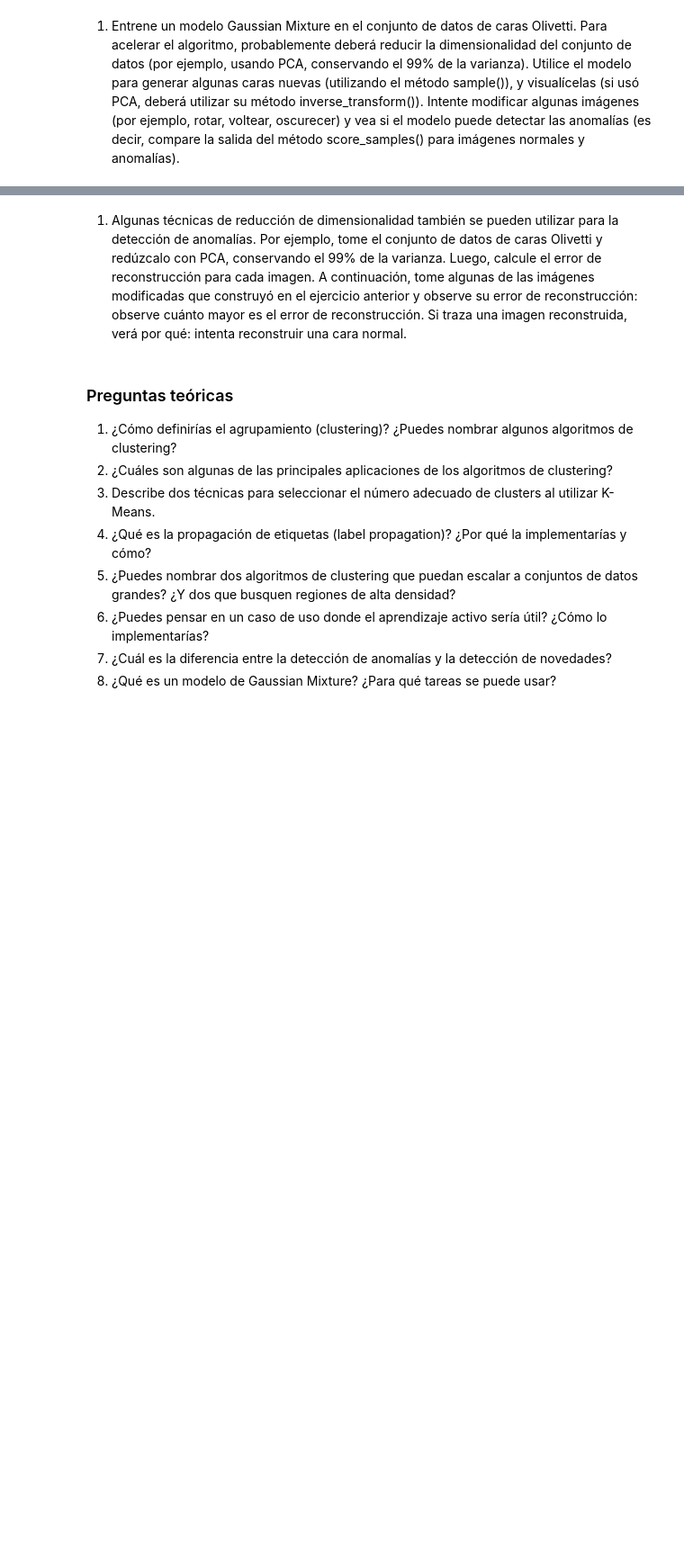
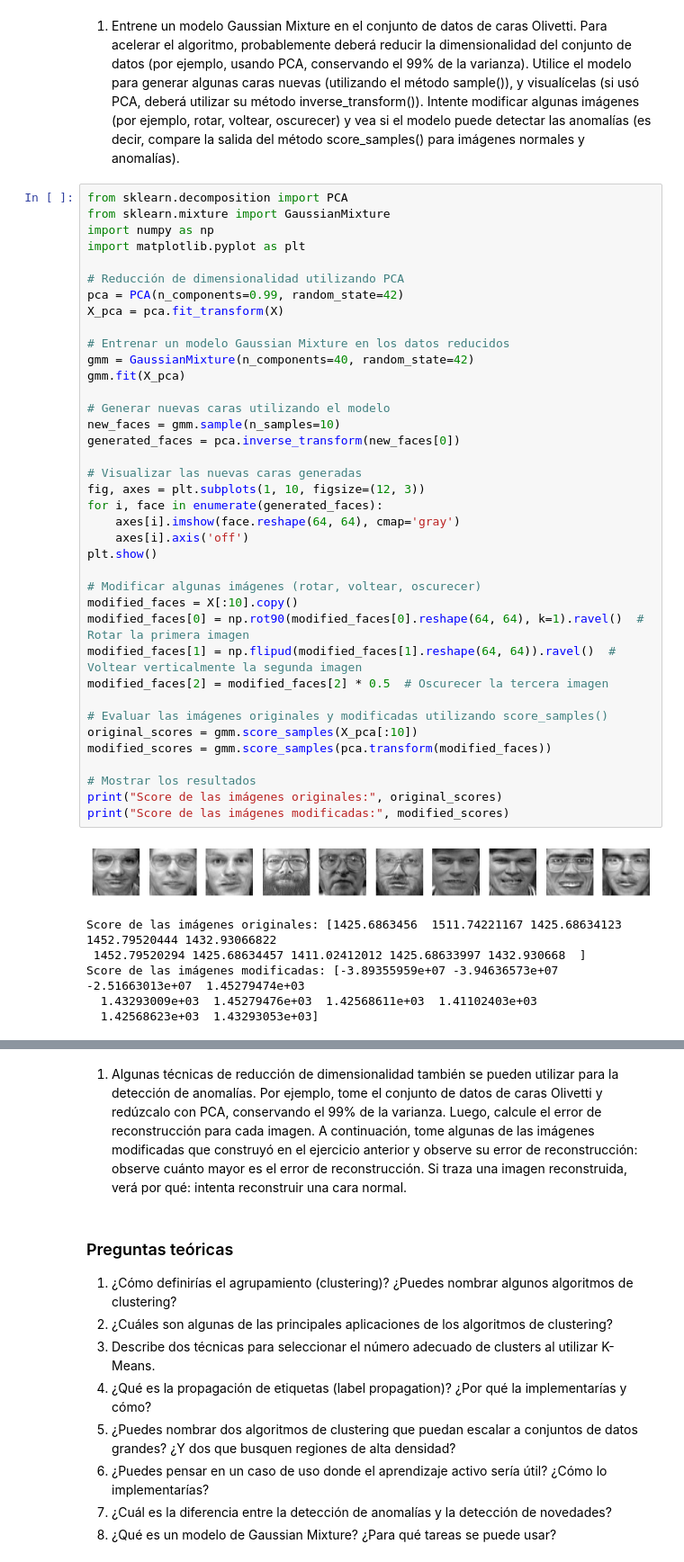
Before and after one commit to fransappia01/Sistemas-Inteligentes, a Jupyter notebook: Clase 8/Practico7.ipynb, the cells around one changed output, grey strips where cells are left out. Shown at 90% size. Saved outputs shown, nothing was run; the diff lists cells and outputs as text; blank space fills up the shorter version.

```diff
--- a/Clase 8/Practico7.ipynb
+++ b/Clase 8/Practico7.ipynb
@@ -144,5 +144,50 @@ Rendimiento en conjunto de validación (combinado): 0.9
 # %% [markdown]
 1. Entrene un modelo Gaussian Mixture en el conjunto de datos de caras Olivetti. Para acelerar el algoritmo, probablemente deberá reducir la dimensionalidad del conjunto de datos (por ejemplo, usando PCA, conservando el 99% de la varianza). Utilice el modelo para generar algunas caras nuevas (utilizando el método sample()), y visualícelas (si usó PCA, deberá utilizar su método inverse_transform()). Intente modificar algunas imágenes (por ejemplo, rotar, voltear, oscurecer) y vea si el modelo puede detectar las anomalías (es decir, compare la salida del método score_samples() para imágenes normales y anomalías).
+# %%
+from sklearn.decomposition import PCA
+from sklearn.mixture import GaussianMixture
+import numpy as np
+import matplotlib.pyplot as plt
+
+# Reducción de dimensionalidad utilizando PCA
+pca = PCA(n_components=0.99, random_state=42)
+X_pca = pca.fit_transform(X)
+
+# Entrenar un modelo Gaussian Mixture en los datos reducidos
+gmm = GaussianMixture(n_components=40, random_state=42)
+gmm.fit(X_pca)
+
+# Generar nuevas caras utilizando el modelo
+new_faces = gmm.sample(n_samples=10)
+generated_faces = pca.inverse_transform(new_faces[0])
+
+# Visualizar las nuevas caras generadas
+fig, axes = plt.subplots(1, 10, figsize=(12, 3))
+for i, face in enumerate(generated_faces):
+    axes[i].imshow(face.reshape(64, 64), cmap='gray')
+    axes[i].axis('off')
+plt.show()
+
+# Modificar algunas imágenes (rotar, voltear, oscurecer)
+modified_faces = X[:10].copy()
+modified_faces[0] = np.rot90(modified_faces[0].reshape(64, 64), k=1).ravel()  # Rotar la primera imagen
+modified_faces[1] = np.flipud(modified_faces[1].reshape(64, 64)).ravel()  # Voltear verticalmente la segunda imagen
+modified_faces[2] = modified_faces[2] * 0.5  # Oscurecer la tercera imagen
+
+# Evaluar las imágenes originales y modificadas utilizando score_samples()
+original_scores = gmm.score_samples(X_pca[:10])
+modified_scores = gmm.score_samples(pca.transform(modified_faces))
+
+# Mostrar los resultados
+print("Score de las imágenes originales:", original_scores)
+print("Score de las imágenes modificadas:", modified_scores)
+# %% [output]
+[figure, added]
+Score de las imágenes originales: [1425.6863456  1511.74221167 1425.68634123 1452.79520444 1432.93066822
+ 1452.79520294 1425.68634457 1411.02412012 1425.68633997 1432.930668  ]
+Score de las imágenes modificadas: [-3.89355959e+07 -3.94636573e+07 -2.51663013e+07  1.45279474e+03
+  1.43293009e+03  1.45279476e+03  1.42568611e+03  1.41102403e+03
+  1.42568623e+03  1.43293053e+03]
 # %%
 from sklearn.decomposition import PCA
 from sklearn.mixture import GaussianMixture
```
Also changed, not shown: parts of 10 cells of this notebook.
